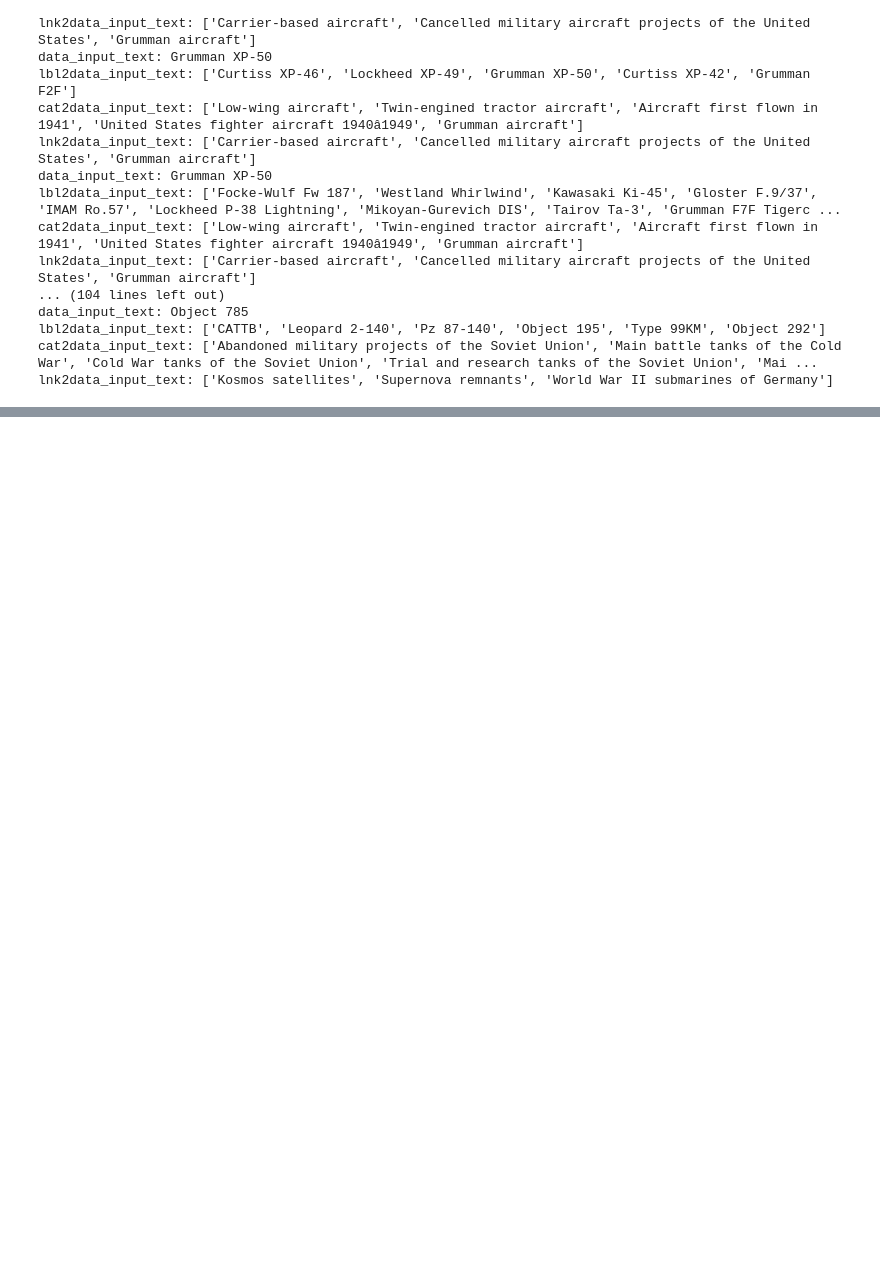
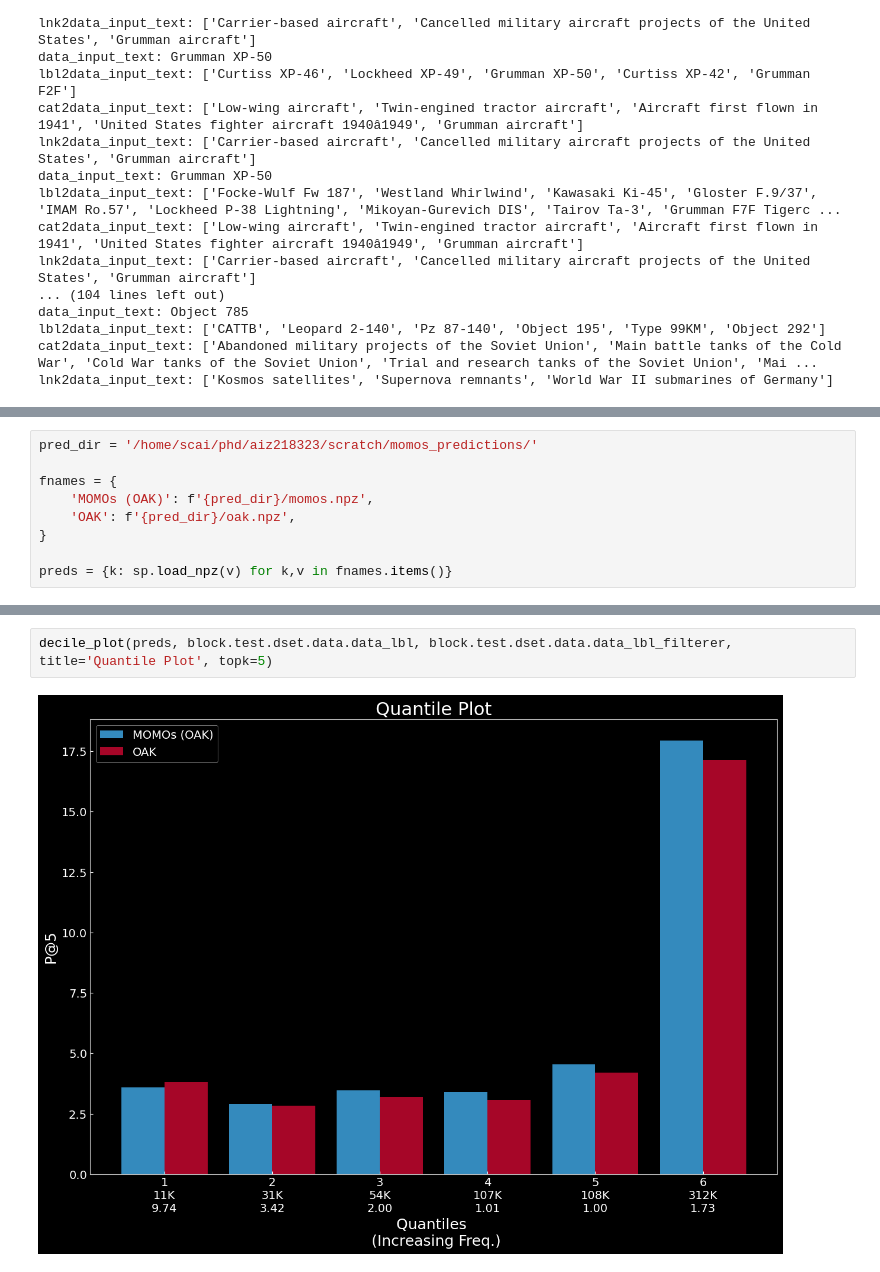
Before and after one commit to suchith720/medic, a Jupyter notebook: nbs/21_experiment-summary.ipynb, the cells around one changed output, grey strips where cells are left out. Cells and saved outputs as stored; diff of their text form; blank space fills up the shorter version.

```diff
--- a/nbs/21_experiment-summary.ipynb
+++ b/nbs/21_experiment-summary.ipynb
@@ -596,0 +1427,9 @@ lnk2data_input_text: ['Kosmos satellites', 'Supernova remnants', 'World War II s
+# %%
+pred_dir = '/home/scai/phd/aiz218323/scratch/momos_predictions/'
+
+fnames = {
+    'MOMOs (OAK)': f'{pred_dir}/momos.npz',
+    'OAK': f'{pred_dir}/oak.npz',
+}
+
+preds = {k: sp.load_npz(v) for k,v in fnames.items()}
@@ -596,0 +1448,4 @@ lnk2data_input_text: ['Kosmos satellites', 'Supernova remnants', 'World War II s
+# %%
+decile_plot(preds, block.test.dset.data.data_lbl, block.test.dset.data.data_lbl_filterer, title='Quantile Plot', topk=5)
+# %% [output]
+[figure, added]
```
Also changed, not shown: parts of 90 cells of this notebook, 5 other files.
